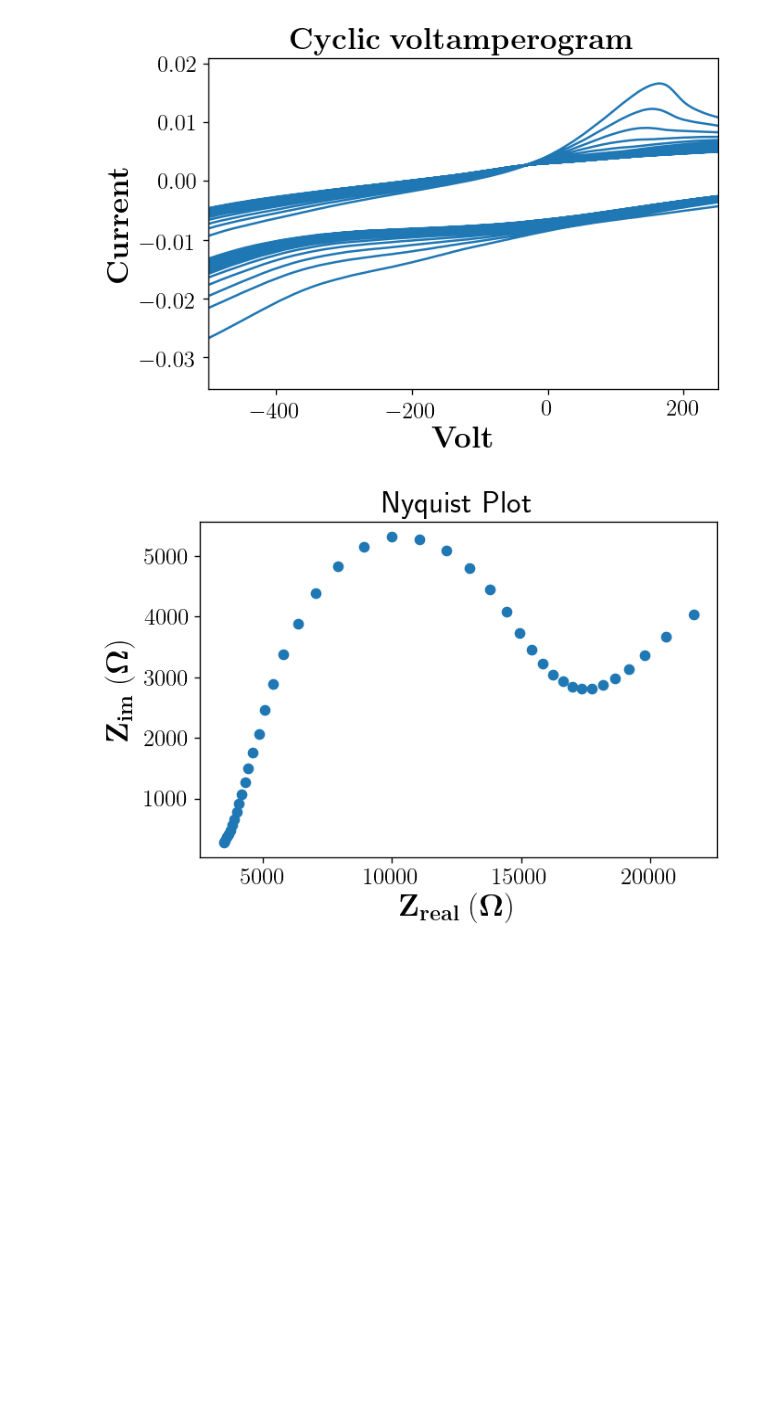
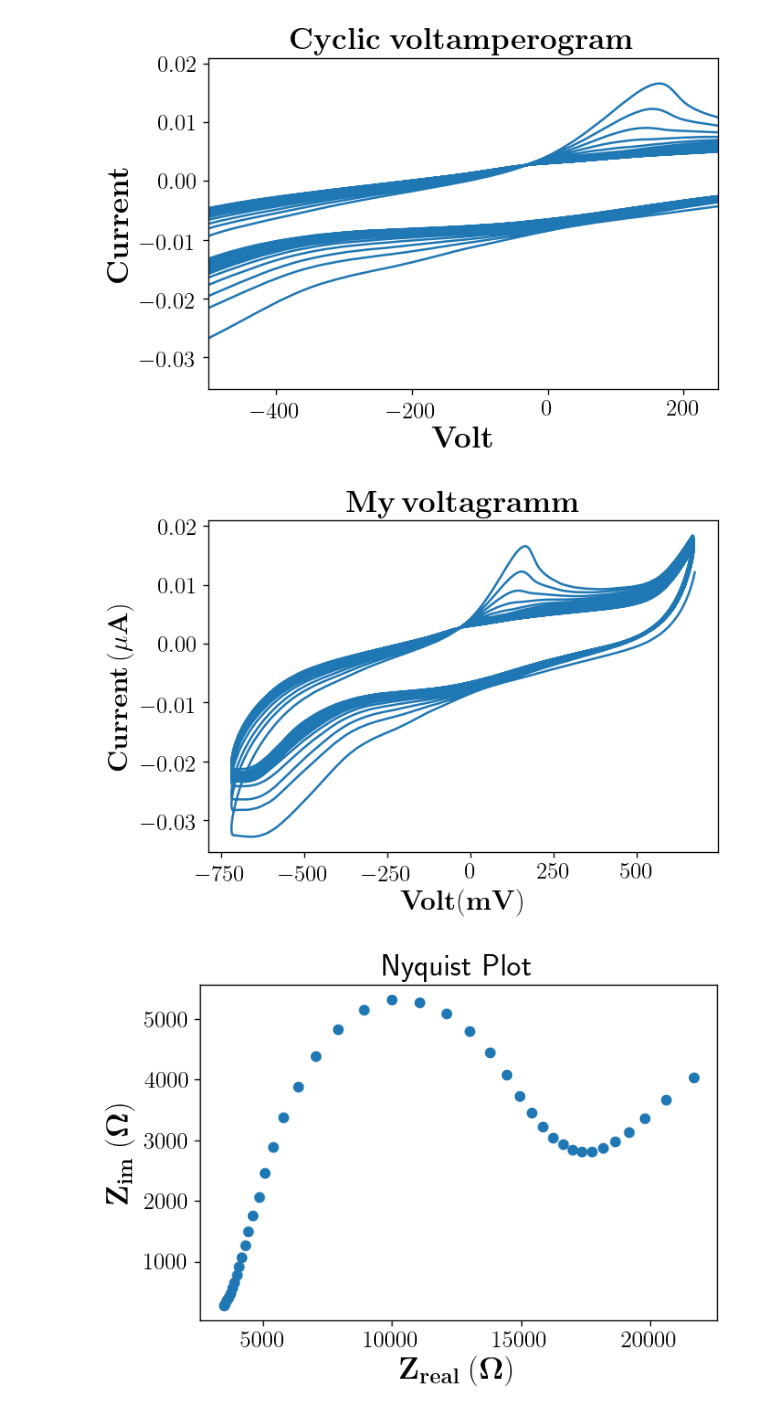
Before and after one commit to luis87krausser/PyElectrochemical, a Jupyter notebook: Resume.ipynb, the cells around one changed output. Drawn from its saved outputs; the diff is of its cells as text; code cells hidden in the pictures; blank space fills up the shorter version.

```diff
--- a/Resume.ipynb
+++ b/Resume.ipynb
@@ -154,6 +154,10 @@ CV_plot(df_CV)
 CV_plot(df_CV, g_xlim=[-500,250])
 # %% [output]
 [figure]
+# %%
+CV_plot(df_CV, g_title=r'$\bf My\,voltagramm$', g_xlabel=r'$\bf Volt (mV)$' ,g_ylabel=r'$\bf Current\,(\mu A)$')
+# %% [output]
+[figure, added]
 # %%
 Nyq_plot(df_EIS, g_xlim='none', g_ylim='none', savefig='none')
 # %% [output]
```
Also changed, not shown: parts of 1 cell of this notebook, 2 other files.
